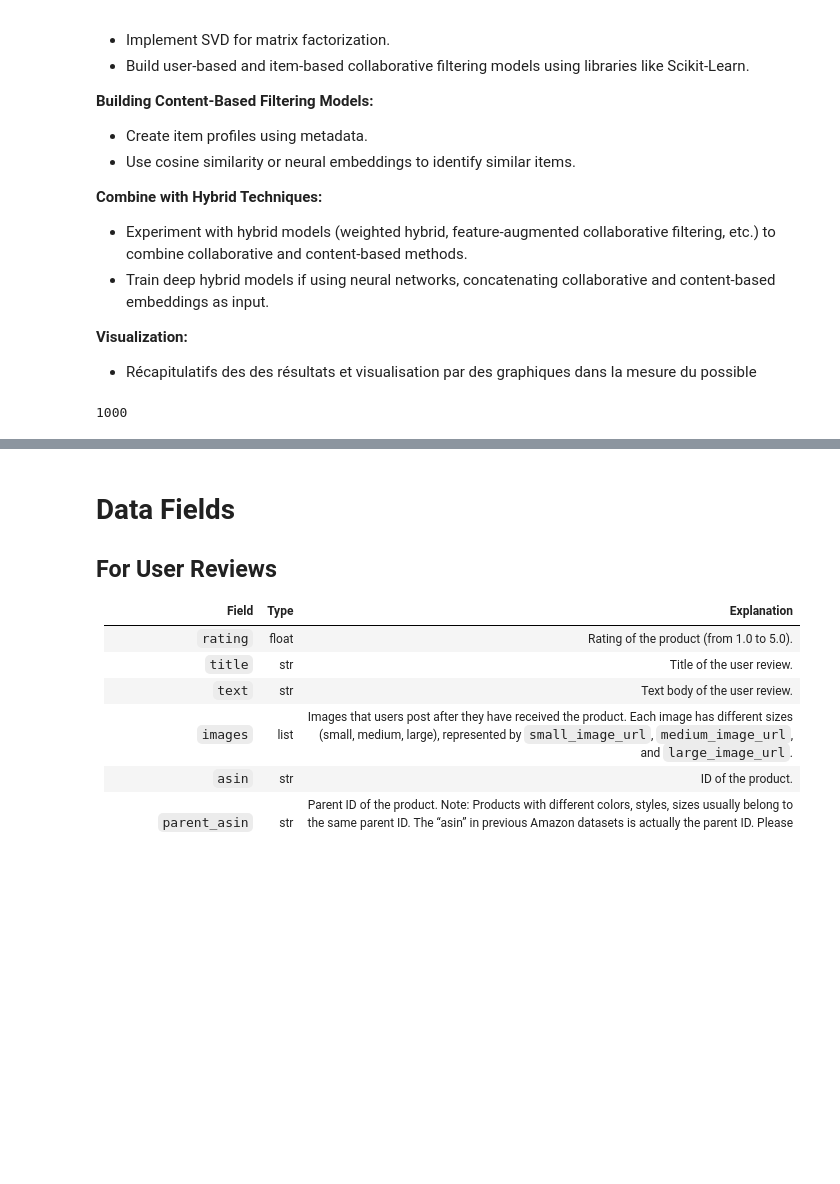
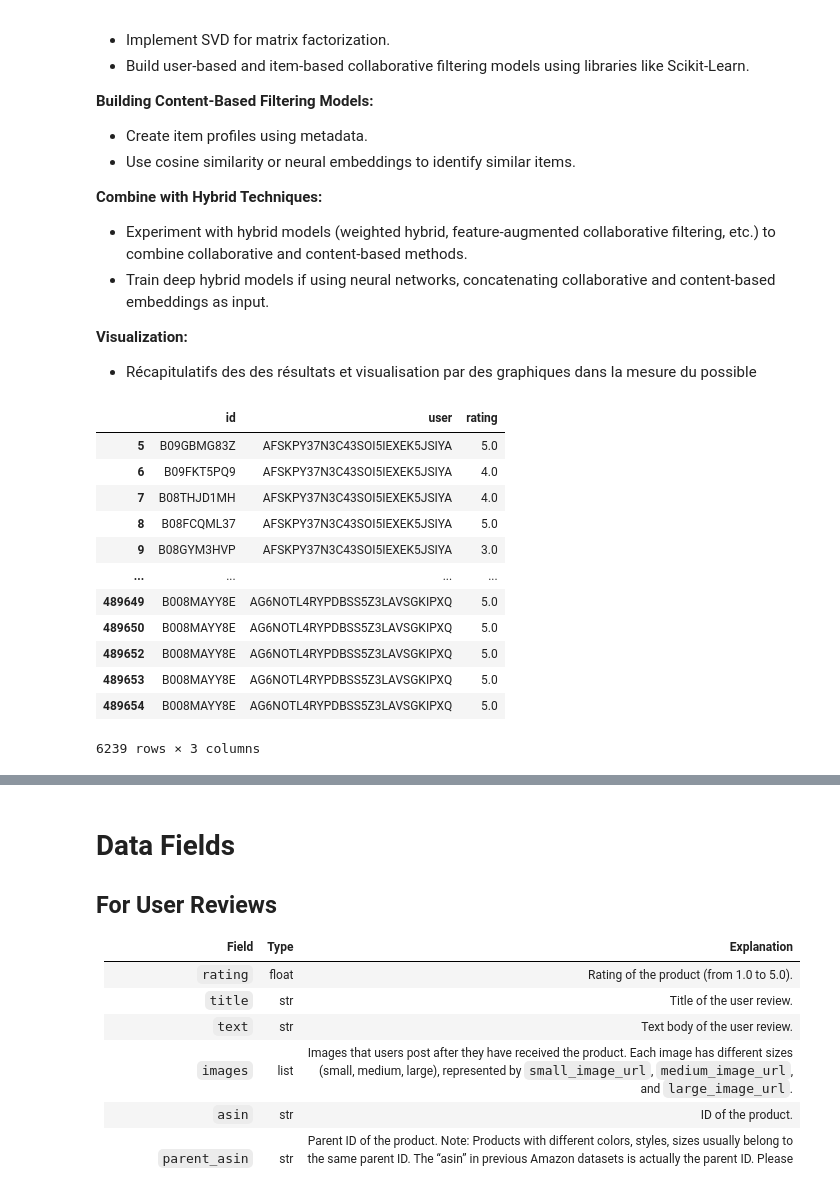
Before and after one commit to arazig/Advanced-ML-project, a Jupyter notebook: Notebook.ipynb, the cells around one changed output, grey strips where cells are left out. Cells and saved outputs as stored; diff of their text form; code cells hidden in the pictures; blank space fills up the shorter version.

```diff
--- a/Notebook.ipynb
+++ b/Notebook.ipynb
@@ -46,7 +46,31 @@ with open(file, 'r') as file:
 
 # first 1000 products
 products_1000_usersdata = data[:10000]
-# %%
-len(products_1000_usersdata)
-# %% [output]
-1000
+# %%
+## The 500 most actives users to avoid sparsity in the collaborative matrix :
+
+df_temp = pd.DataFrame(
+    [{"id": item["parent_asin"], "user": item["user_id"], "rating": item["rating"]} for item in data]
+)
+
+user_rating_count = df_temp['user'].value_counts()
+
+top_500_users = user_rating_count.head(500).index
+
+df_recommendation = df_temp[df_temp['user'].isin(top_500_users)]
+
+df_recommendation
+# %% [output]
+|  | id | user | rating |
+| 5 | B09GBMG83Z | AFSKPY37N3C43SOI5IEXEK5JSIYA | 5.0 |
+| 6 | B09FKT5PQ9 | AFSKPY37N3C43SOI5IEXEK5JSIYA | 4.0 |
+| 7 | B08THJD1MH | AFSKPY37N3C43SOI5IEXEK5JSIYA | 4.0 |
+| 8 | B08FCQML37 | AFSKPY37N3C43SOI5IEXEK5JSIYA | 5.0 |
+| 9 | B08GYM3HVP | AFSKPY37N3C43SOI5IEXEK5JSIYA | 3.0 |
+| ... | ... | ... | ... |
+| 489649 | B008MAYY8E | AG6NOTL4RYPDBSS5Z3LAVSGKIPXQ | 5.0 |
+| 489650 | B008MAYY8E | AG6NOTL4RYPDBSS5Z3LAVSGKIPXQ | 5.0 |
+| 489652 | B008MAYY8E | AG6NOTL4RYPDBSS5Z3LAVSGKIPXQ | 5.0 |
+| 489653 | B008MAYY8E | AG6NOTL4RYPDBSS5Z3LAVSGKIPXQ | 5.0 |
+| 489654 | B008MAYY8E | AG6NOTL4RYPDBSS5Z3LAVSGKIPXQ | 5.0 |
+6239 rows × 3 columns
```
Also changed, not shown: parts of 12 cells of this notebook.
